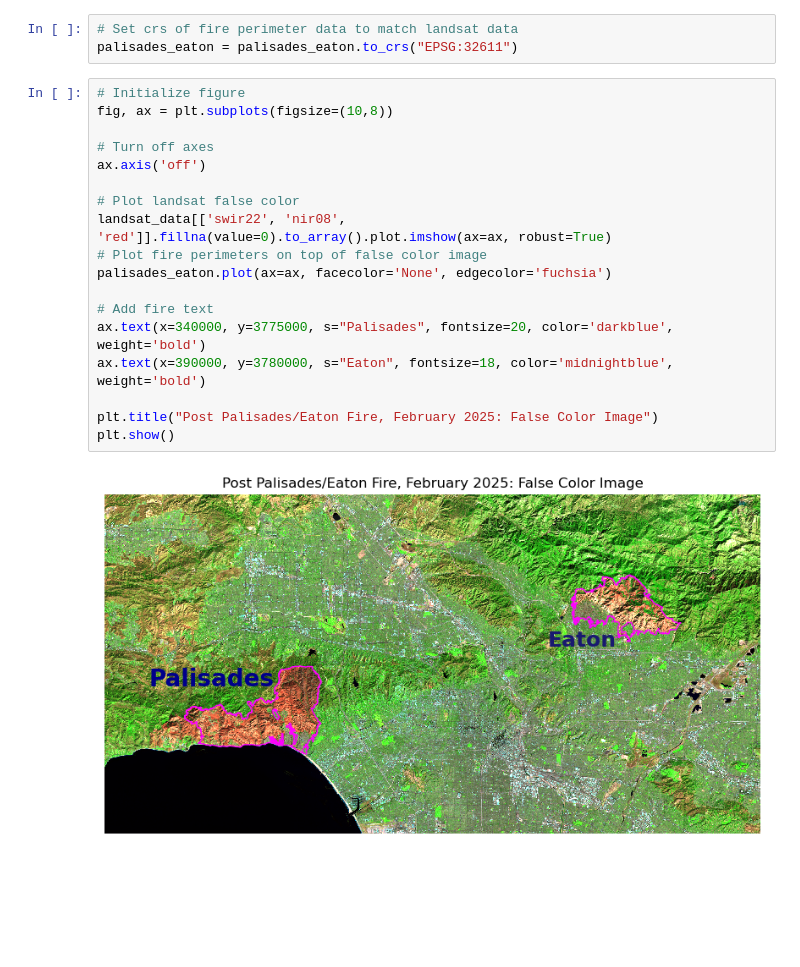
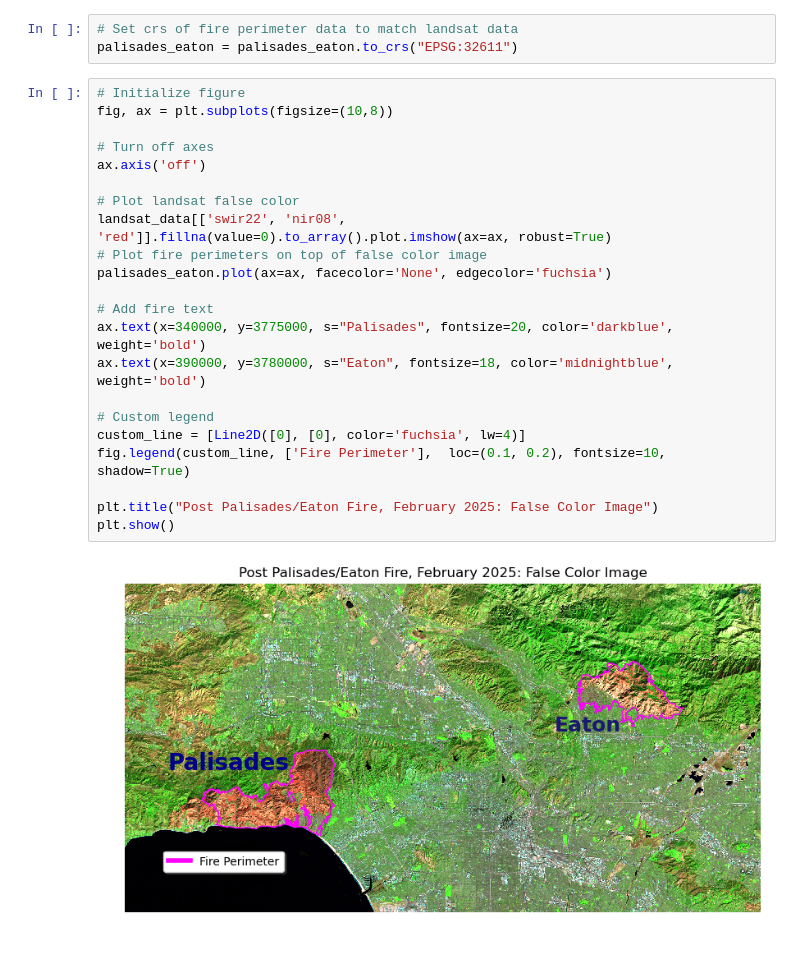
Before and after one commit to zachyyy700/eds220-hwk4, a Jupyter notebook: hwk4-task2-false-color-LOO.ipynb, the cells around one changed output. Cells and saved outputs as stored; diff of their text form; blank space fills up the shorter version.

Commit message:
Add legend to last plot

```diff
--- a/hwk4-task2-false-color-LOO.ipynb
+++ b/hwk4-task2-false-color-LOO.ipynb
@@ -179,20 +180,24 @@ palisades_eaton = palisades_eaton.to_crs("EPSG:32611")
 # %%
 # Initialize figure
 fig, ax = plt.subplots(figsize=(10,8))
 
 # Turn off axes
 ax.axis('off')
 
 # Plot landsat false color
 landsat_data[['swir22', 'nir08', 'red']].fillna(value=0).to_array().plot.imshow(ax=ax, robust=True)
 # Plot fire perimeters on top of false color image
 palisades_eaton.plot(ax=ax, facecolor='None', edgecolor='fuchsia')
 
 # Add fire text
 ax.text(x=340000, y=3775000, s="Palisades", fontsize=20, color='darkblue', weight='bold')
 ax.text(x=390000, y=3780000, s="Eaton", fontsize=18, color='midnightblue', weight='bold')
 
+# Custom legend
+custom_line = [Line2D([0], [0], color='fuchsia', lw=4)]
+fig.legend(custom_line, ['Fire Perimeter'],  loc=(0.1, 0.2), fontsize=10, shadow=True)
+
 plt.title("Post Palisades/Eaton Fire, February 2025: False Color Image")
 plt.show()
 # %% [output]
-[figure, old version]
+[figure, new version]
```
Also changed, not shown: parts of 2 cells of this notebook.
